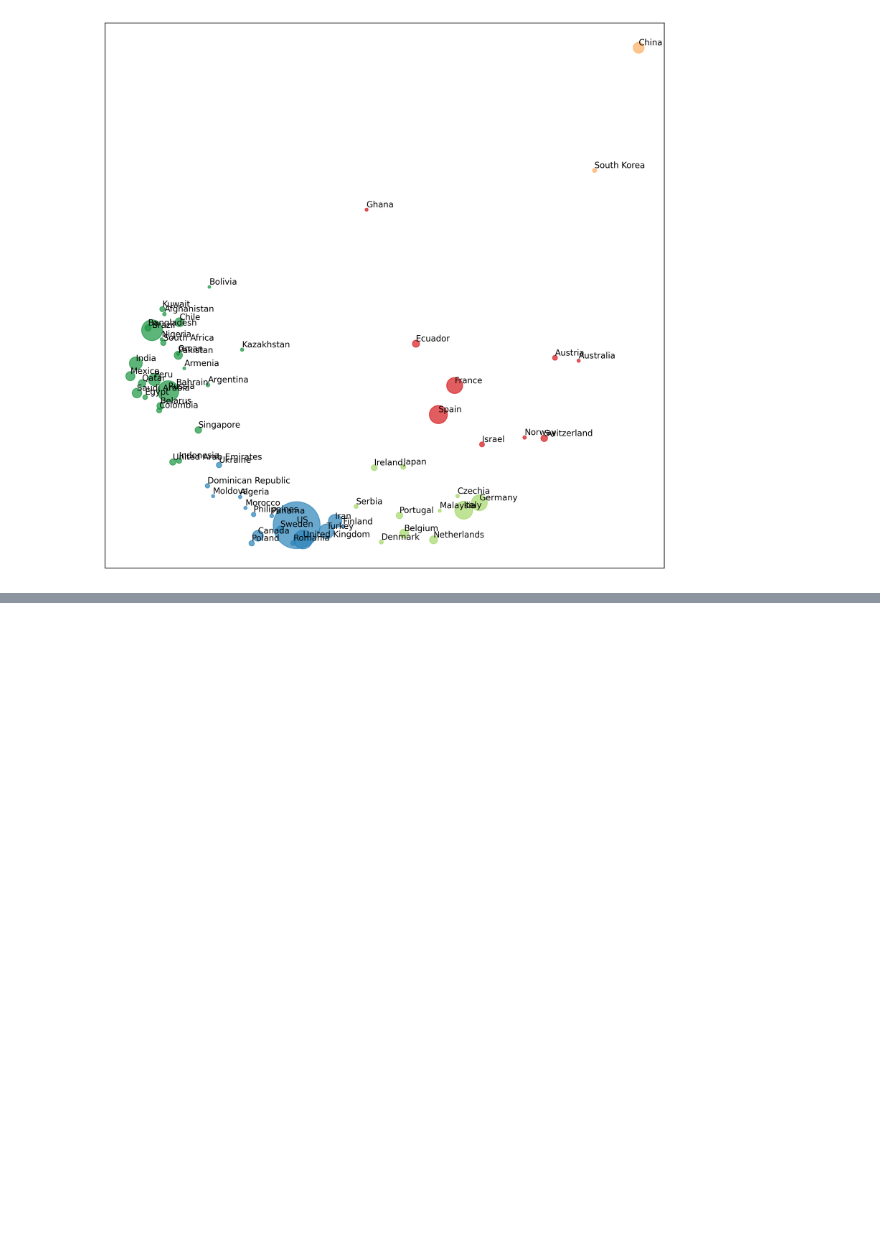
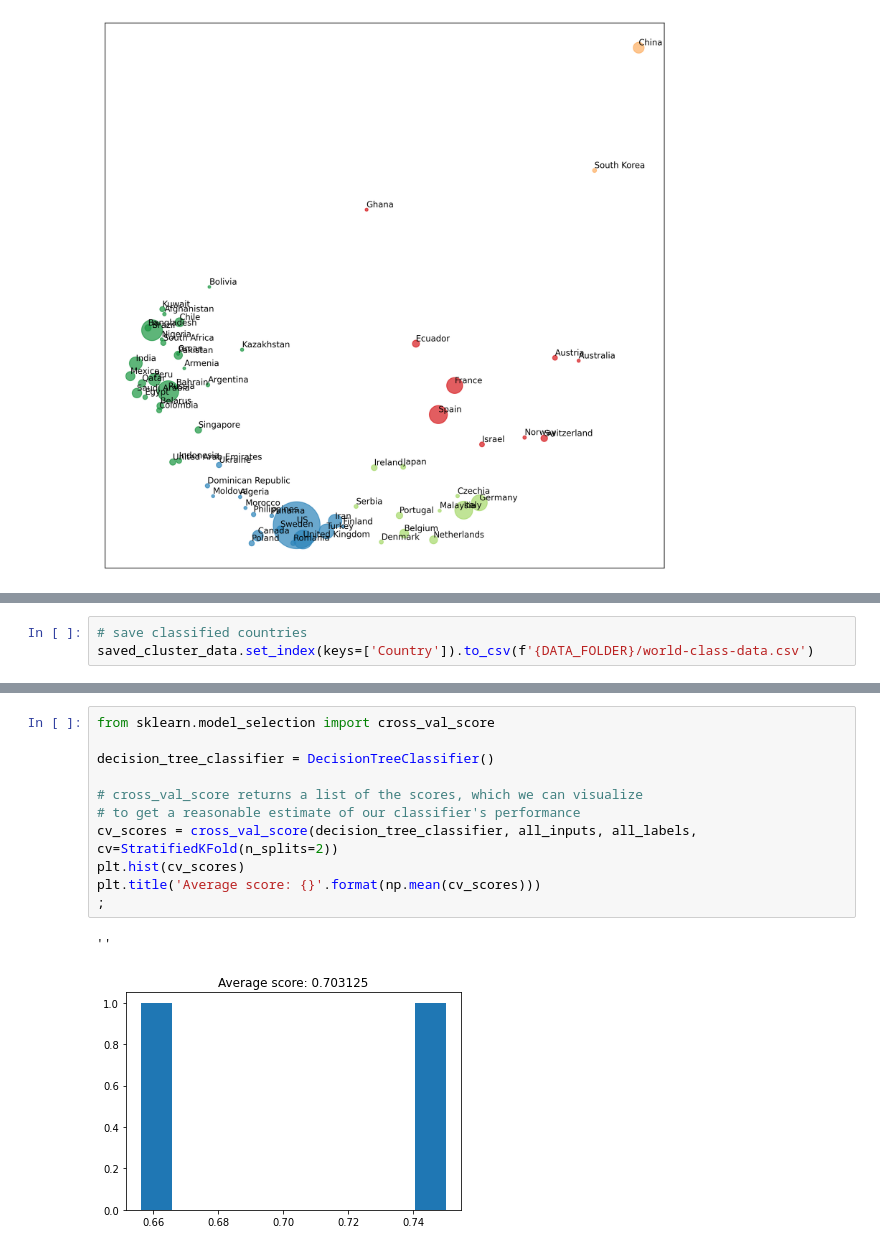
Before and after one commit to diogosmac/covid-forecast-feup-iart, a Jupyter notebook: projects/project2/notes.ipynb, the cells around one changed output, grey strips where cells are left out. Saved outputs shown, nothing was run; the diff lists cells and outputs as text; blank space fills up the shorter version.

```diff
--- a/projects/project2/notes.ipynb
+++ b/projects/project2/notes.ipynb
@@ -678,0 +617,3 @@ classified_dataframe
+# %%
+# save classified countries
+saved_cluster_data.set_index(keys=['Country']).to_csv(f'{DATA_FOLDER}/world-class-data.csv')
@@ -678,0 +738,14 @@ classified_dataframe
+# %%
+from sklearn.model_selection import cross_val_score
+
+decision_tree_classifier = DecisionTreeClassifier()
+
+# cross_val_score returns a list of the scores, which we can visualize
+# to get a reasonable estimate of our classifier's performance
+cv_scores = cross_val_score(decision_tree_classifier, all_inputs, all_labels, cv=StratifiedKFold(n_splits=2))
+plt.hist(cv_scores)
+plt.title('Average score: {}'.format(np.mean(cv_scores)))
+;
+# %% [output]
+''
+[figure, added]
```
Also changed, not shown: parts of 24 cells of this notebook, 3 other files.
